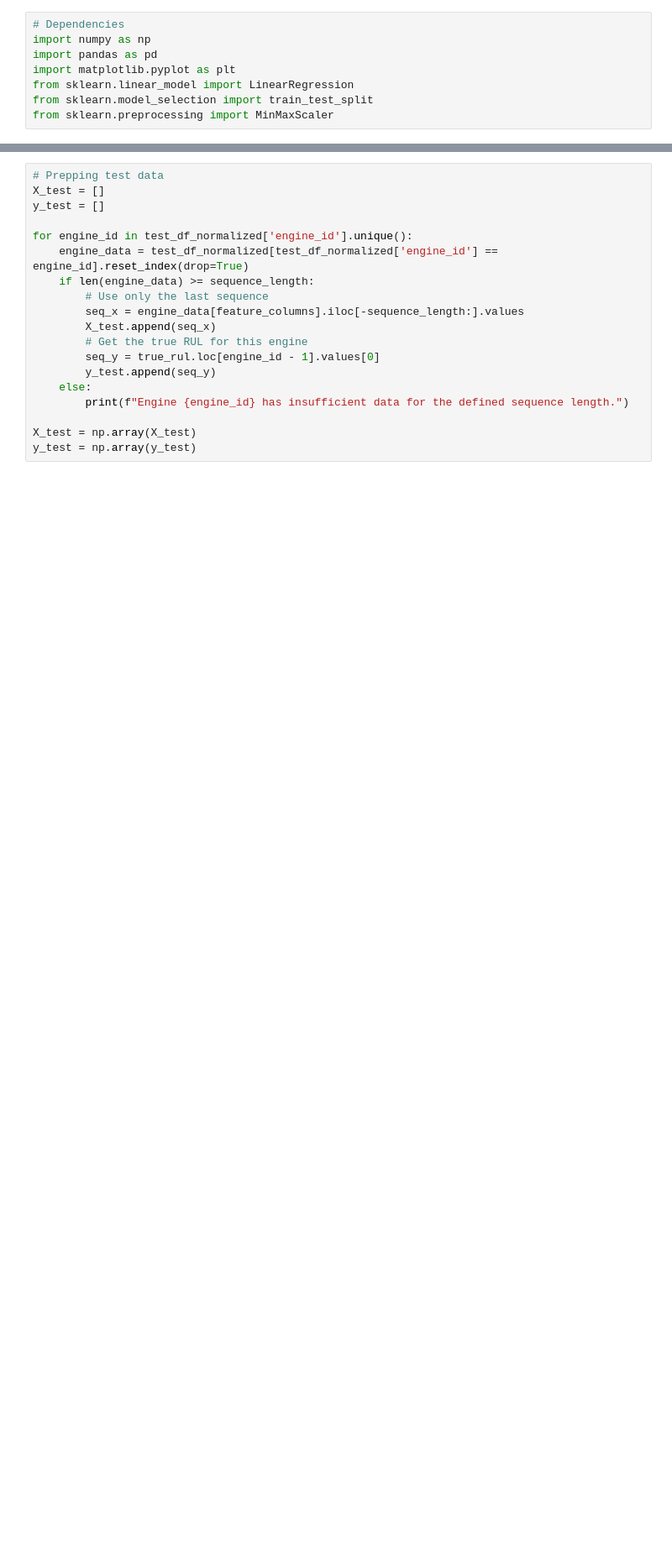
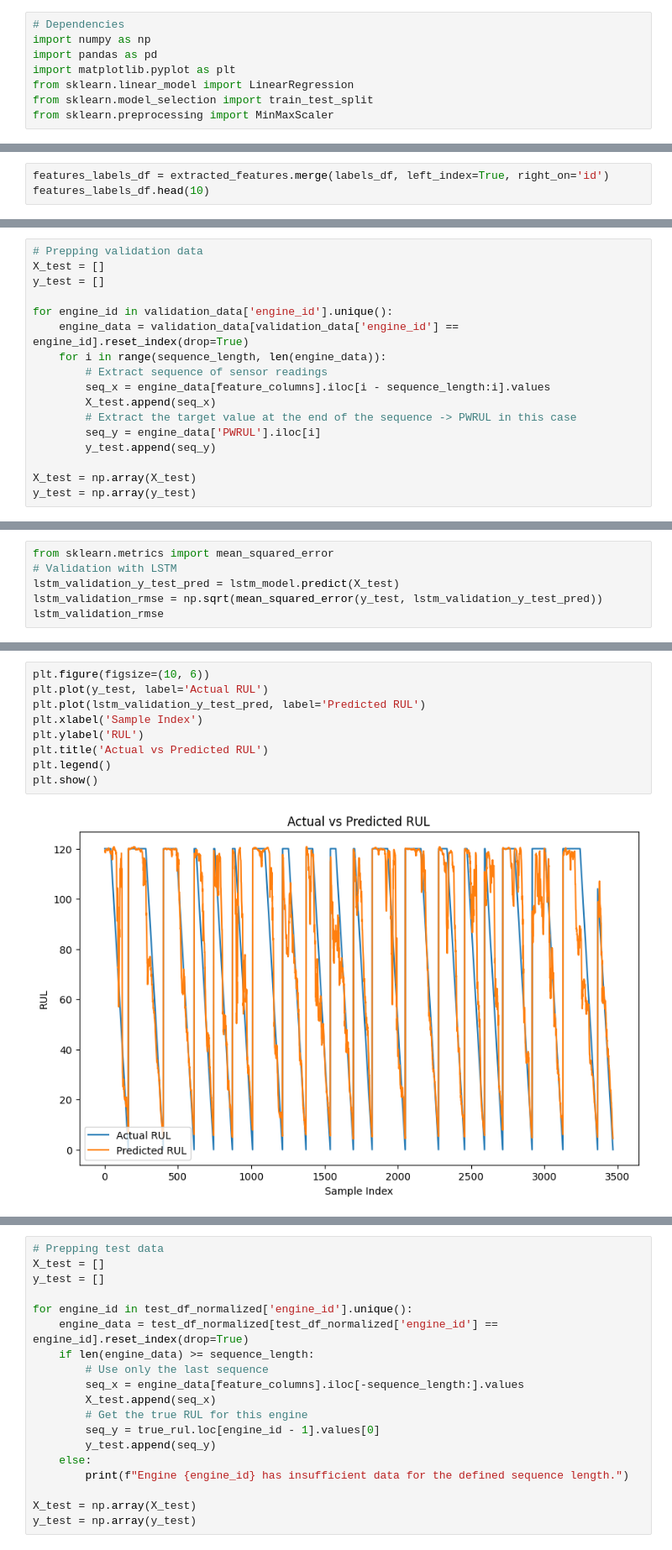
Before and after one commit to sh3ngsh3ng/CMAPSS_GRP_2, a Jupyter notebook: main.ipynb, the cells around one changed output, grey strips where cells are left out. Shown at 84% size. Drawn from its saved outputs; the diff is of its cells as text; blank space fills up the shorter version.

```diff
--- a/main.ipynb
+++ b/main.ipynb
@@ -411,0 +237,3 @@ history = cnn_lstm_model.fit(X, y,
+# %%
+features_labels_df = extracted_features.merge(labels_df, left_index=True, right_on='id')
+features_labels_df.head(10)
@@ -411,0 +561,17 @@ history = cnn_lstm_model.fit(X, y,
+# %%
+# Prepping validation data
+X_test = []
+y_test = []
+
+for engine_id in validation_data['engine_id'].unique():
+    engine_data = validation_data[validation_data['engine_id'] == engine_id].reset_index(drop=True)
+    for i in range(sequence_length, len(engine_data)):
+        # Extract sequence of sensor readings
+        seq_x = engine_data[feature_columns].iloc[i - sequence_length:i].values
+        X_test.append(seq_x)
+        # Extract the target value at the end of the sequence -> PWRUL in this case
+        seq_y = engine_data['PWRUL'].iloc[i]
+        y_test.append(seq_y)
+
+X_test = np.array(X_test)
+y_test = np.array(y_test)
@@ -411,0 +580,6 @@ history = cnn_lstm_model.fit(X, y,
+# %%
+from sklearn.metrics import mean_squared_error
+# Validation with LSTM
+lstm_validation_y_test_pred = lstm_model.predict(X_test)
+lstm_validation_rmse = np.sqrt(mean_squared_error(y_test, lstm_validation_y_test_pred))
+lstm_validation_rmse
@@ -411,0 +589,11 @@ history = cnn_lstm_model.fit(X, y,
+# %%
+plt.figure(figsize=(10, 6))
+plt.plot(y_test, label='Actual RUL')
+plt.plot(lstm_validation_y_test_pred, label='Predicted RUL')
+plt.xlabel('Sample Index')
+plt.ylabel('RUL')
+plt.title('Actual vs Predicted RUL')
+plt.legend()
+plt.show()
+# %% [output]
+[figure, added]
```
Also changed, not shown: parts of 121 cells of this notebook, 8 other files.
